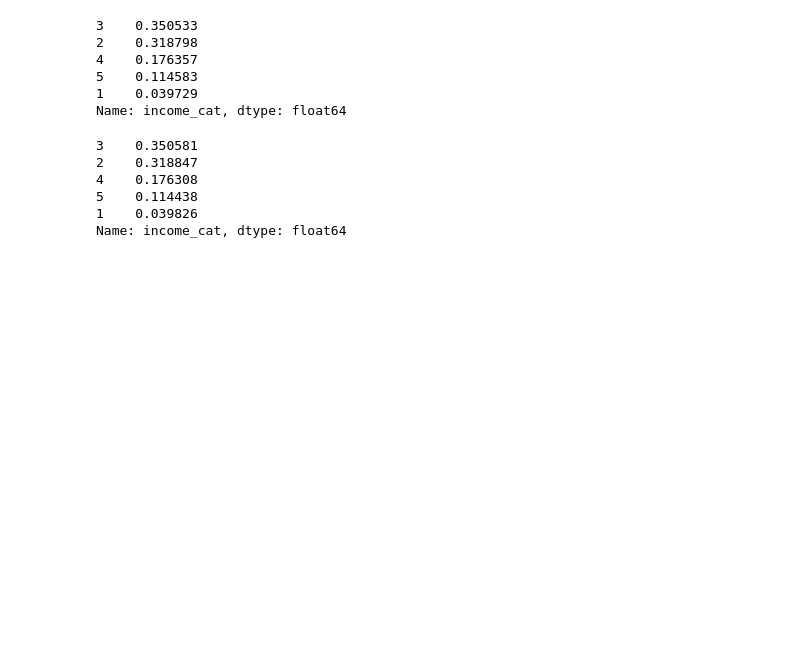
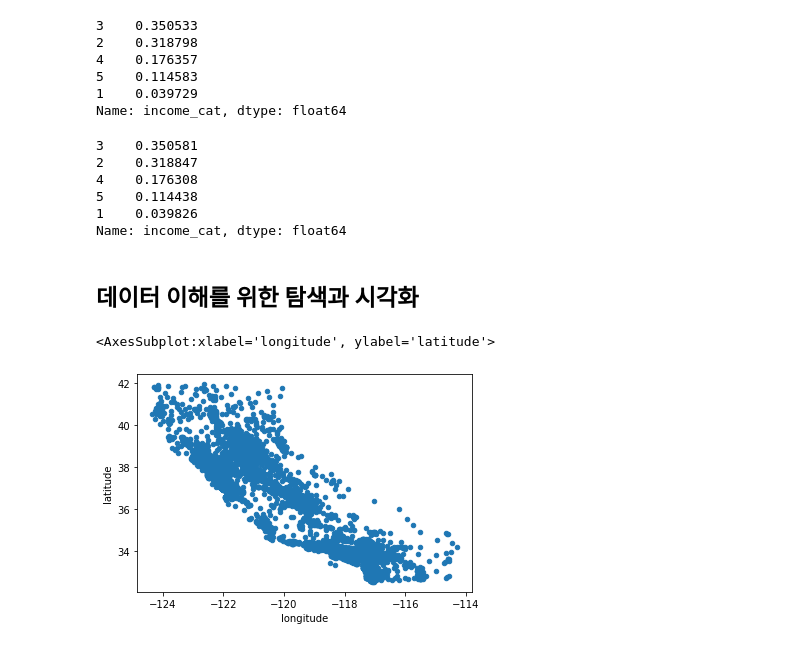
Before and after one commit to jeeHwon/ml, a Jupyter notebook: jupyterProjects/02_end_to_end.ipynb, the cells around one changed output. Saved outputs shown, nothing was run; the diff lists cells and outputs as text; code cells hidden in the pictures; blank space fills up the shorter version.

```diff
--- a/jupyterProjects/02_end_to_end.ipynb
+++ b/jupyterProjects/02_end_to_end.ipynb
@@ -177,3 +177,14 @@ Name: income_cat, dtype: float64
 # income_cat 특성 삭제해 원래 상태로 되돌림
 for set_ in (strat_train_set, strat_test_set):
     set_.drop("income_cat", axis=1, inplace=True)
+# %% [markdown]
+## 데이터 이해를 위한 탐색과 시각화
+# %%
+# 훈련 세트 복사해서 사용
+housing = strat_train_set.copy()
+# %%
+# 위도와 경도 : 지리 정보를 산점도로 시각화
+housing.plot(kind="scatter", x="longitude", y="latitude")
+# %% [output]
+<AxesSubplot:xlabel='longitude', ylabel='latitude'>
+[figure, added]
```
Also changed, not shown: parts of 17 cells of this notebook.
